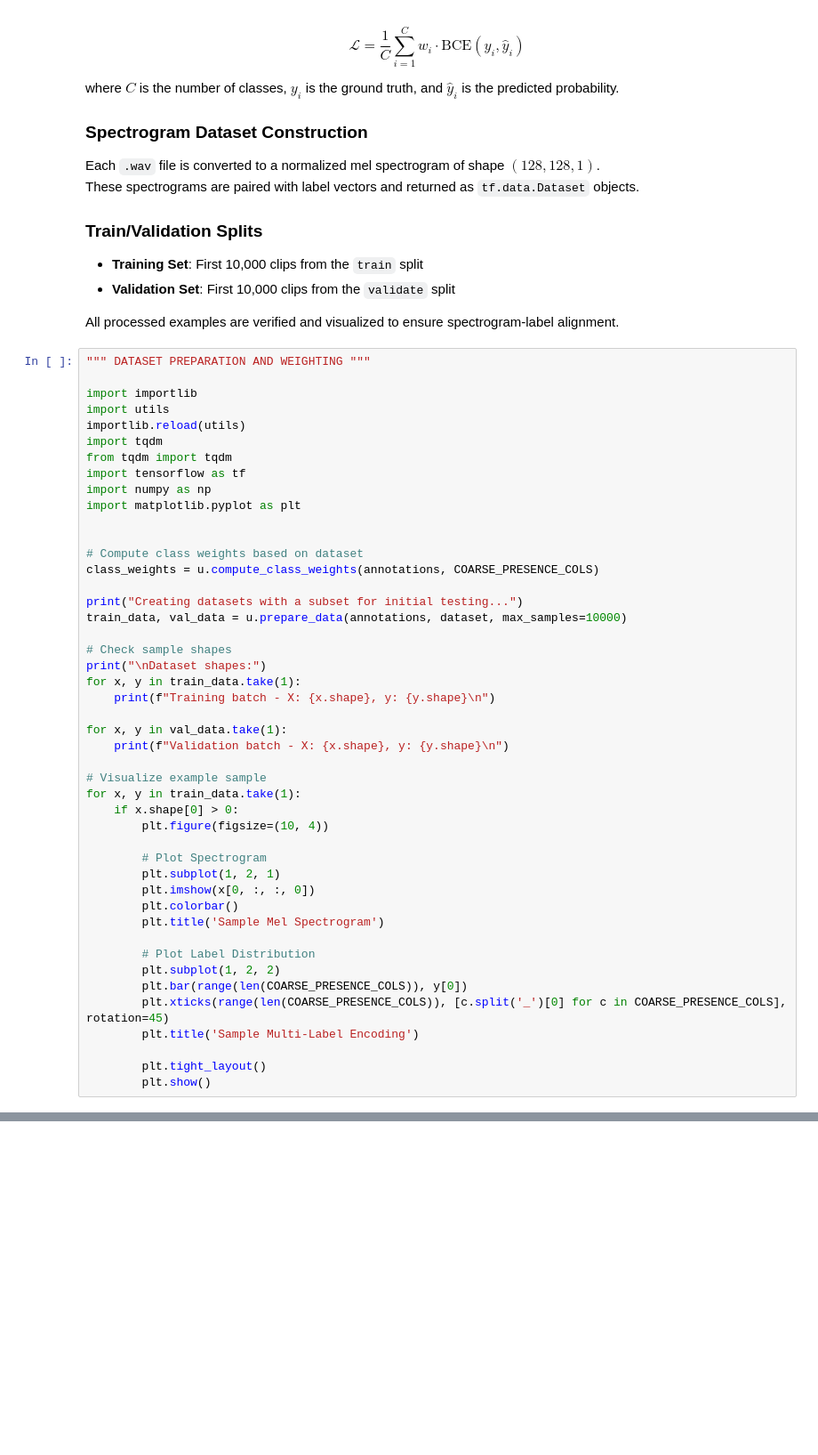
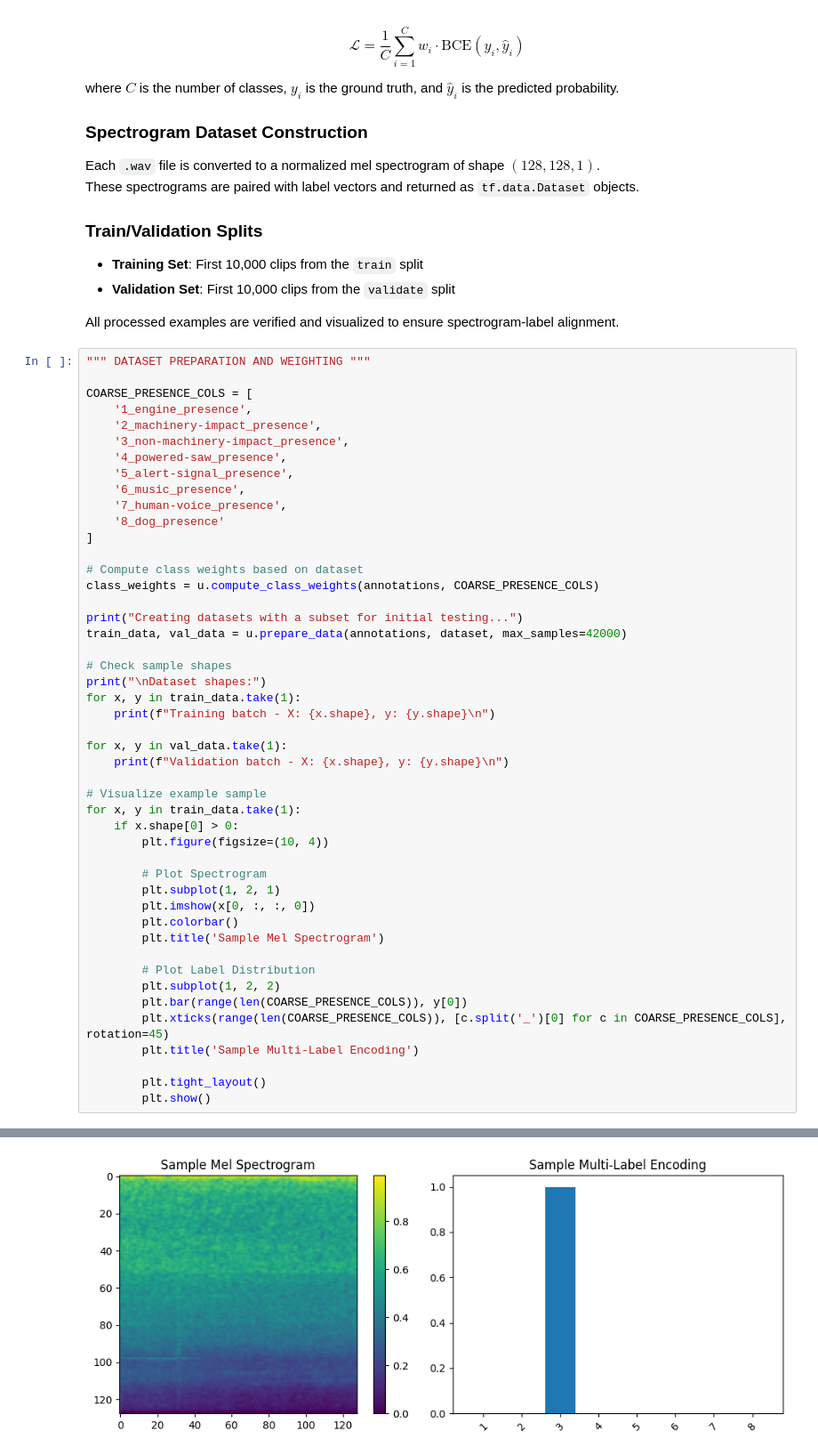
Before and after one commit to calanuzao/noise-bliss, a Jupyter notebook: pipeline.ipynb, the cells around one changed output, grey strips where cells are left out. Shown at 89% size. Saved outputs shown, nothing was run; the diff lists cells and outputs as text; blank space fills up the shorter version.

```diff
--- a/pipeline.ipynb
+++ b/pipeline.ipynb
@@ -321,21 +255,22 @@ All processed examples are verified and visualized to ensure spectrogram-label a
 # %%
 """ DATASET PREPARATION AND WEIGHTING """
 
-import importlib
-import utils
-importlib.reload(utils)
-import tqdm
-from tqdm import tqdm
-import tensorflow as tf
-import numpy as np
-import matplotlib.pyplot as plt
-
+COARSE_PRESENCE_COLS = [
+    '1_engine_presence',
+    '2_machinery-impact_presence',
+    '3_non-machinery-impact_presence',
+    '4_powered-saw_presence',
+    '5_alert-signal_presence',
+    '6_music_presence',
+    '7_human-voice_presence',
+    '8_dog_presence'
+]
 
 # Compute class weights based on dataset
 class_weights = u.compute_class_weights(annotations, COARSE_PRESENCE_COLS)
 
 print("Creating datasets with a subset for initial testing...")
-train_data, val_data = u.prepare_data(annotations, dataset, max_samples=10000)
+train_data, val_data = u.prepare_data(annotations, dataset, max_samples=42000)
 
 # Check sample shapes
 print("\nDataset shapes:")
@@ -372,3 +318,4 @@ KeyboardInterrupt:
+[figure, added]
 # %% [markdown]
 # Step 5: Model Architecture and Training
 ---
```
Also changed, not shown: parts of 34 cells of this notebook, 5 other files.
